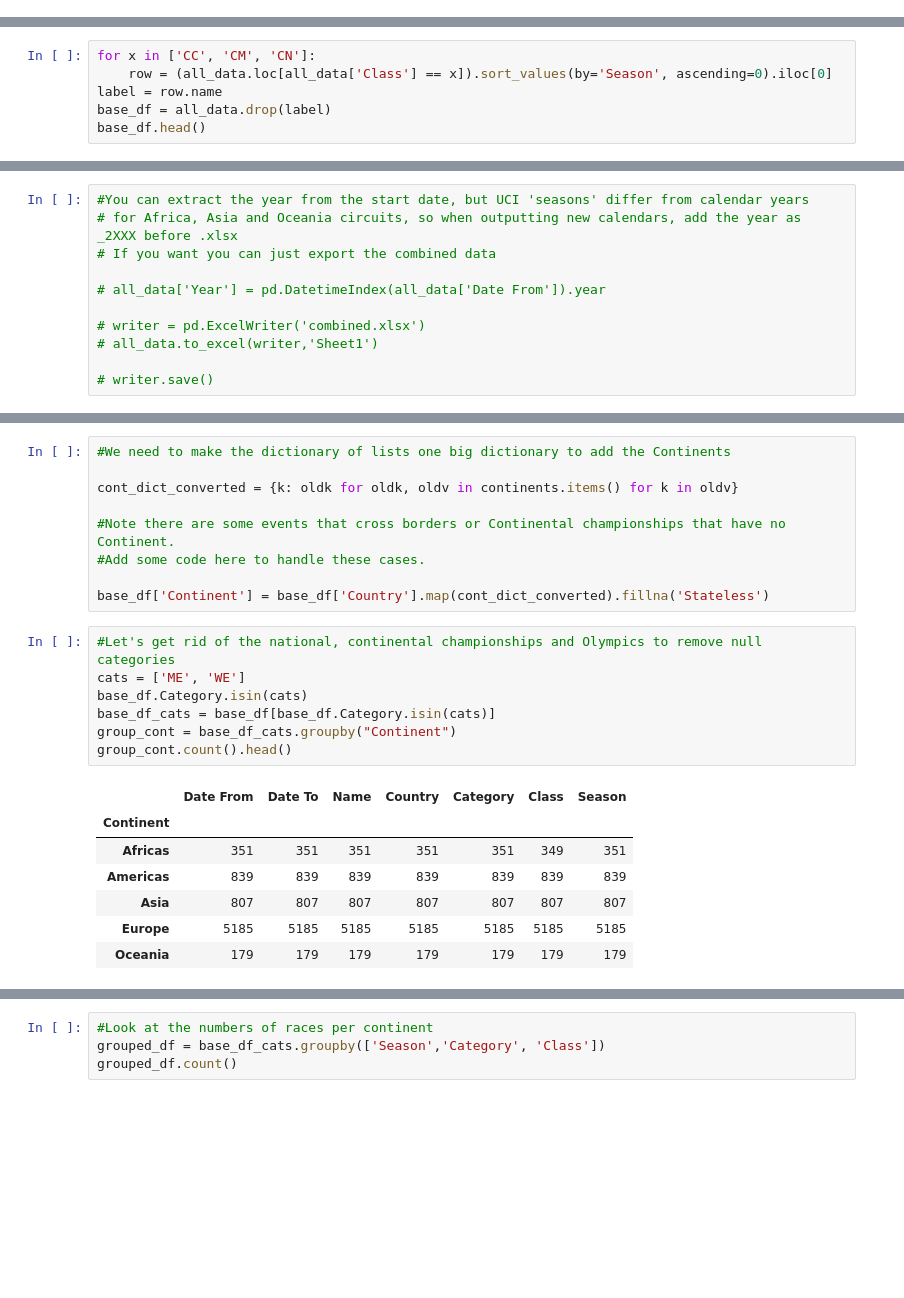
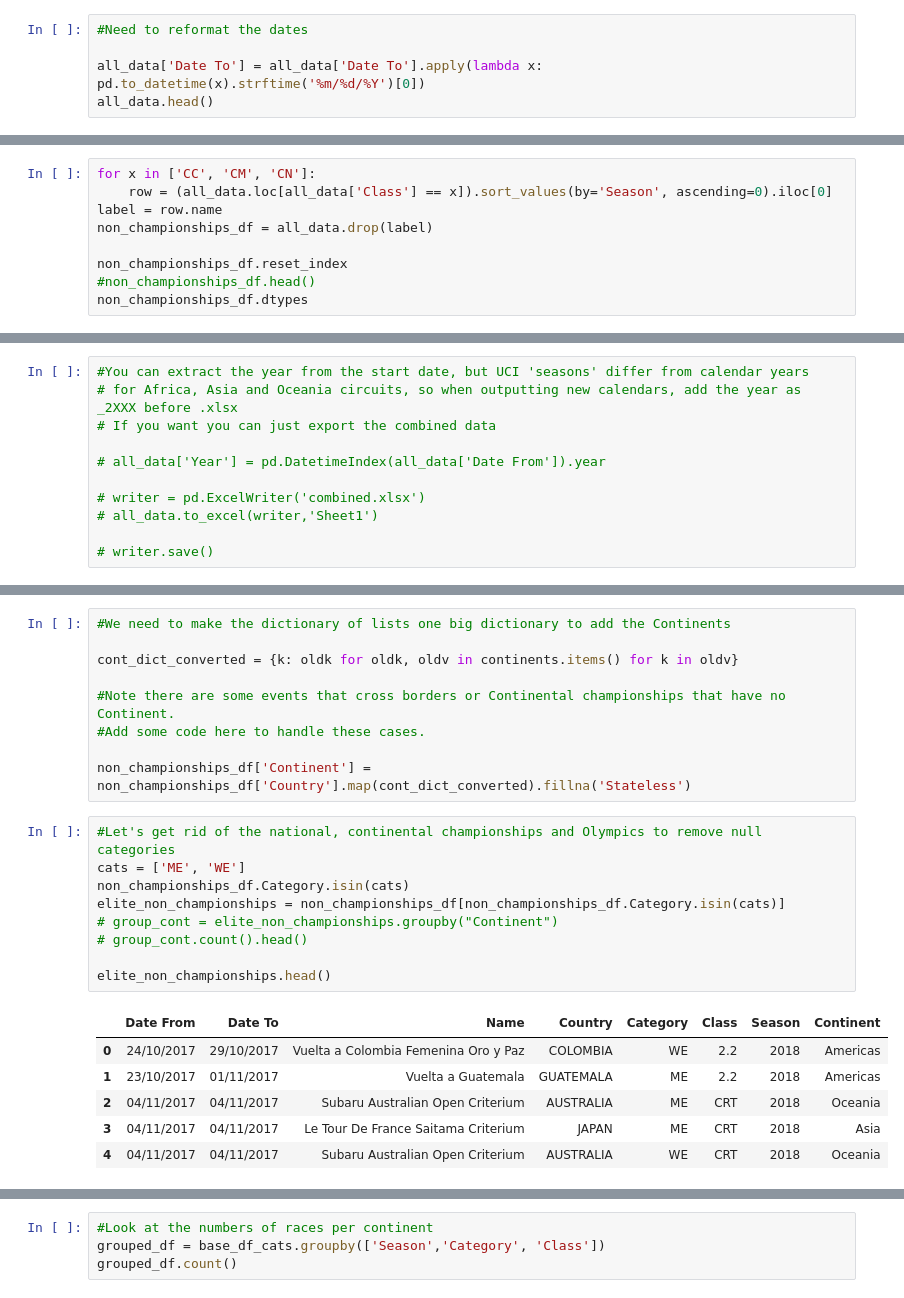
Before and after one commit to lweislo/cycling-project, a Jupyter notebook: UCI-Calendars.ipynb, the cells around one changed output, grey strips where cells are left out. Saved outputs shown, nothing was run; the diff lists cells and outputs as text; blank space fills up the shorter version.

```diff
--- a/UCI-Calendars.ipynb
+++ b/UCI-Calendars.ipynb
@@ -78,0 +76,5 @@ all_data.head()
+# %%
+#Need to reformat the dates
+
+all_data['Date To'] = all_data['Date To'].apply(lambda x: pd.to_datetime(x).strftime('%m/%d/%Y')[0])
+all_data.head()
@@ -80,6 +89,9 @@ all_data.head()
 for x in ['CC', 'CM', 'CN']:
     row = (all_data.loc[all_data['Class'] == x]).sort_values(by='Season', ascending=0).iloc[0]
 label = row.name
-base_df = all_data.drop(label)
-base_df.head()
+non_championships_df = all_data.drop(label)
+
+non_championships_df.reset_index
+#non_championships_df.head()
+non_championships_df.dtypes
 # %% [output]
@@ -108,22 +131,23 @@ cont_dict_converted = {k: oldk for oldk, oldv in continents.items() for k in old
 #Note there are some events that cross borders or Continental championships that have no Continent.
 #Add some code here to handle these cases.
 
-base_df['Continent'] = base_df['Country'].map(cont_dict_converted).fillna('Stateless')
+non_championships_df['Continent'] = non_championships_df['Country'].map(cont_dict_converted).fillna('Stateless')
 # %%
 #Let's get rid of the national, continental championships and Olympics to remove null categories
 cats = ['ME', 'WE']
-base_df.Category.isin(cats)
-base_df_cats = base_df[base_df.Category.isin(cats)]
-group_cont = base_df_cats.groupby("Continent")
-group_cont.count().head()
+non_championships_df.Category.isin(cats)
+elite_non_championships = non_championships_df[non_championships_df.Category.isin(cats)]
+# group_cont = elite_non_championships.groupby("Continent")
+# group_cont.count().head()
+
+elite_non_championships.head()
 # %% [output]
-|  | Date From | Date To | Name | Country | Category | Class | Season |
-| Continent |  |  |  |  |  |  |  |
-| Africas | 351 | 351 | 351 | 351 | 351 | 349 | 351 |
-| Americas | 839 | 839 | 839 | 839 | 839 | 839 | 839 |
-| Asia | 807 | 807 | 807 | 807 | 807 | 807 | 807 |
-| Europe | 5185 | 5185 | 5185 | 5185 | 5185 | 5185 | 5185 |
-| Oceania | 179 | 179 | 179 | 179 | 179 | 179 | 179 |
+|  | Date From | Date To | Name | Country | Category | Class | Season | Continent |
+| 0 | 24/10/2017 | 29/10/2017 | Vuelta a Colombia Femenina Oro y Paz | COLOMBIA | WE | 2.2 | 2018 | Americas |
+| 1 | 23/10/2017 | 01/11/2017 | Vuelta a Guatemala | GUATEMALA | ME | 2.2 | 2018 | Americas |
+| 2 | 04/11/2017 | 04/11/2017 | Subaru Australian Open Criterium | AUSTRALIA | ME | CRT | 2018 | Oceania |
+| 3 | 04/11/2017 | 04/11/2017 | Le Tour De France Saitama Criterium | JAPAN | ME | CRT | 2018 | Asia |
+| 4 | 04/11/2017 | 04/11/2017 | Subaru Australian Open Criterium | AUSTRALIA | WE | CRT | 2018 | Oceania |
 # %%
 #add in the coordinates for each race so we can geolocate them on a map later
 
```
Also changed, not shown: parts of 6 cells of this notebook.
